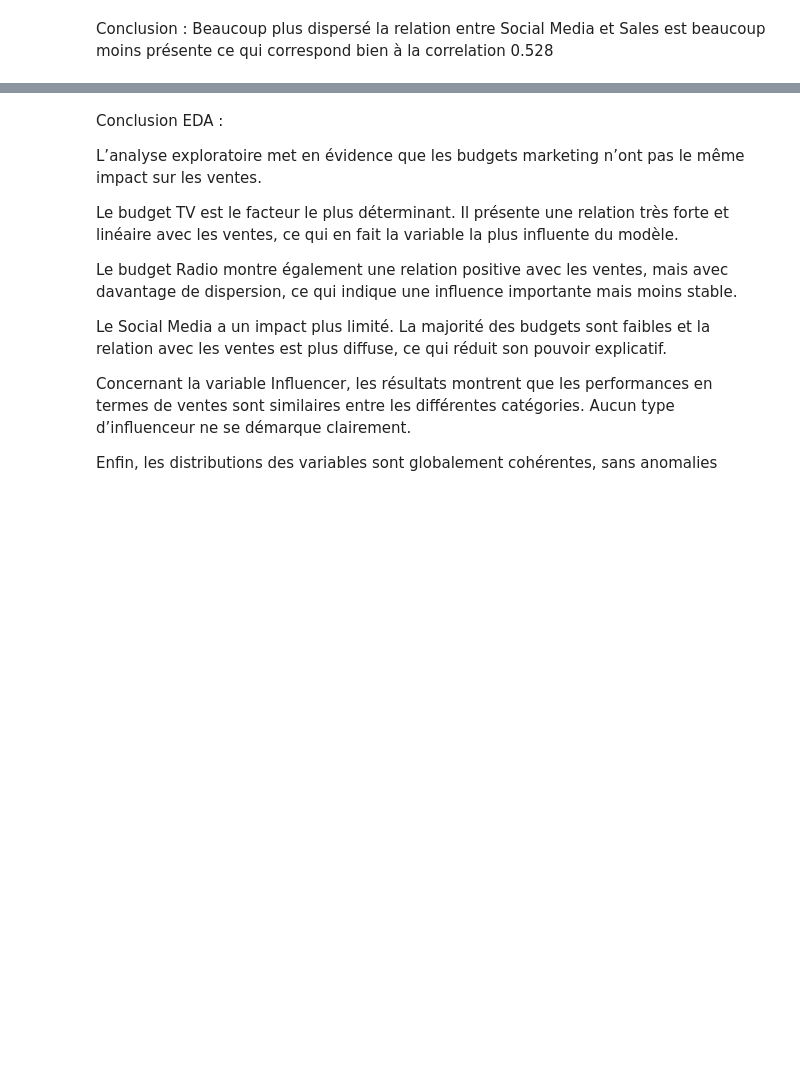
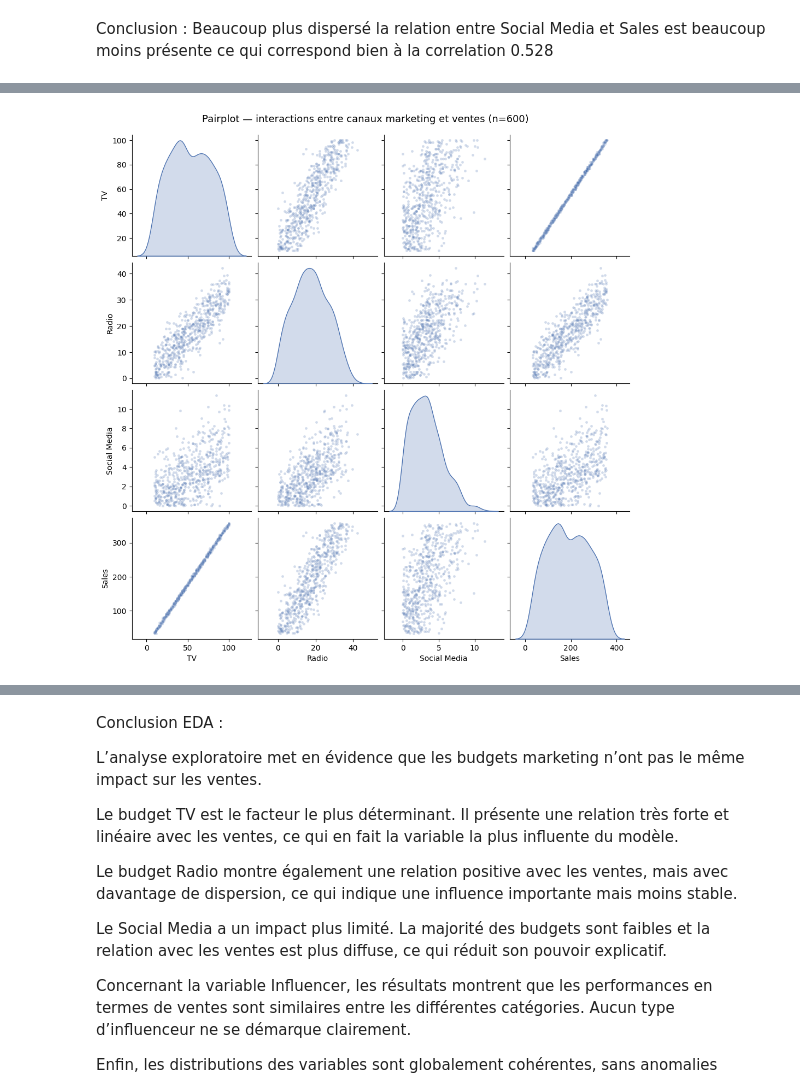
Before and after one commit to Dnivaux/Data_Science_Marketing, a Jupyter notebook: notebooks/01_EDA_Marketing.ipynb, the cells around one changed output, grey strips where cells are left out. Drawn from its saved outputs; the diff is of its cells as text; code cells hidden in the pictures; blank space fills up the shorter version.

```diff
--- a/notebooks/01_EDA_Marketing.ipynb
+++ b/notebooks/01_EDA_Marketing.ipynb
@@ -228,0 +321,14 @@ Conclusion : Beaucoup plus dispersé la relation entre Social Media et Sales est
+# %%
+# Pairplot — interactions entre canaux et ventes (échantillon pour lisibilité)
+sample_df = df[["TV", "Radio", "Social Media", "Sales"]].dropna().sample(600, random_state=42)
+
+g = sns.pairplot(
+    sample_df,
+    diag_kind="kde",
+    plot_kws={"alpha": 0.25, "s": 12, "color": "#4C72B0"},
+    diag_kws={"color": "#4C72B0", "fill": True},
+)
+g.figure.suptitle("Pairplot — interactions entre canaux marketing et ventes (n=600)", y=1.02, fontsize=13)
+plt.show()
+# %% [output]
+[figure, added]
```
Also changed, not shown: parts of 10 cells of this notebook, 1 other file.
